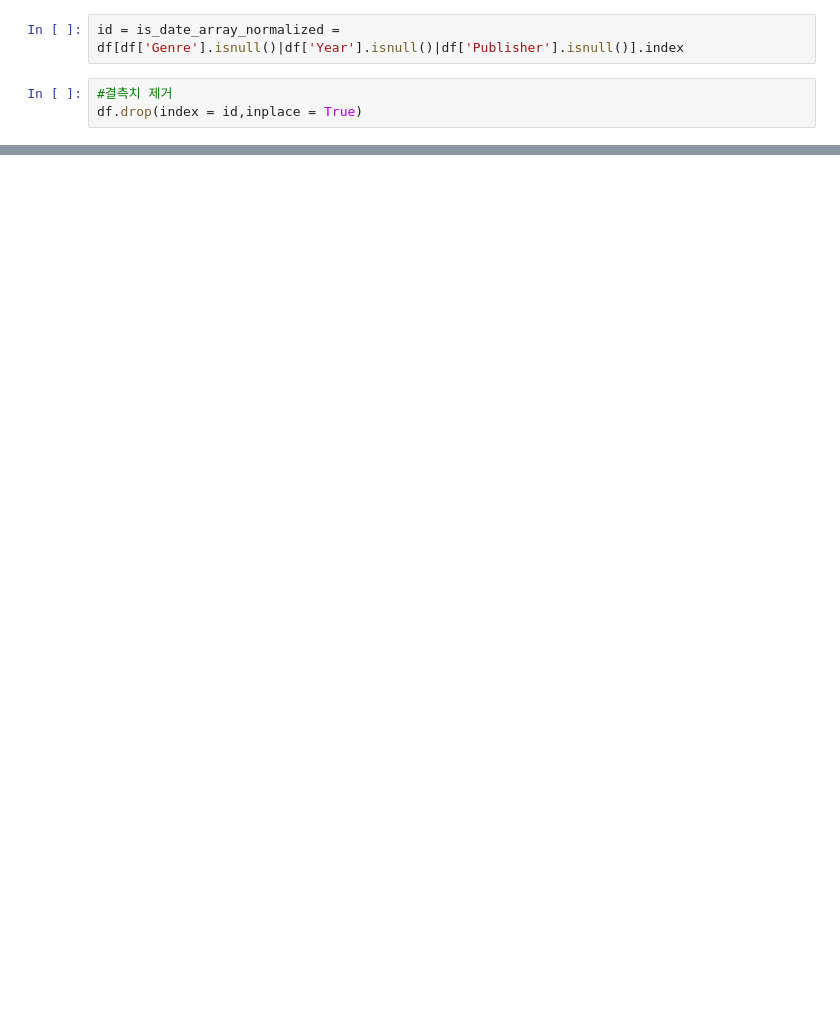
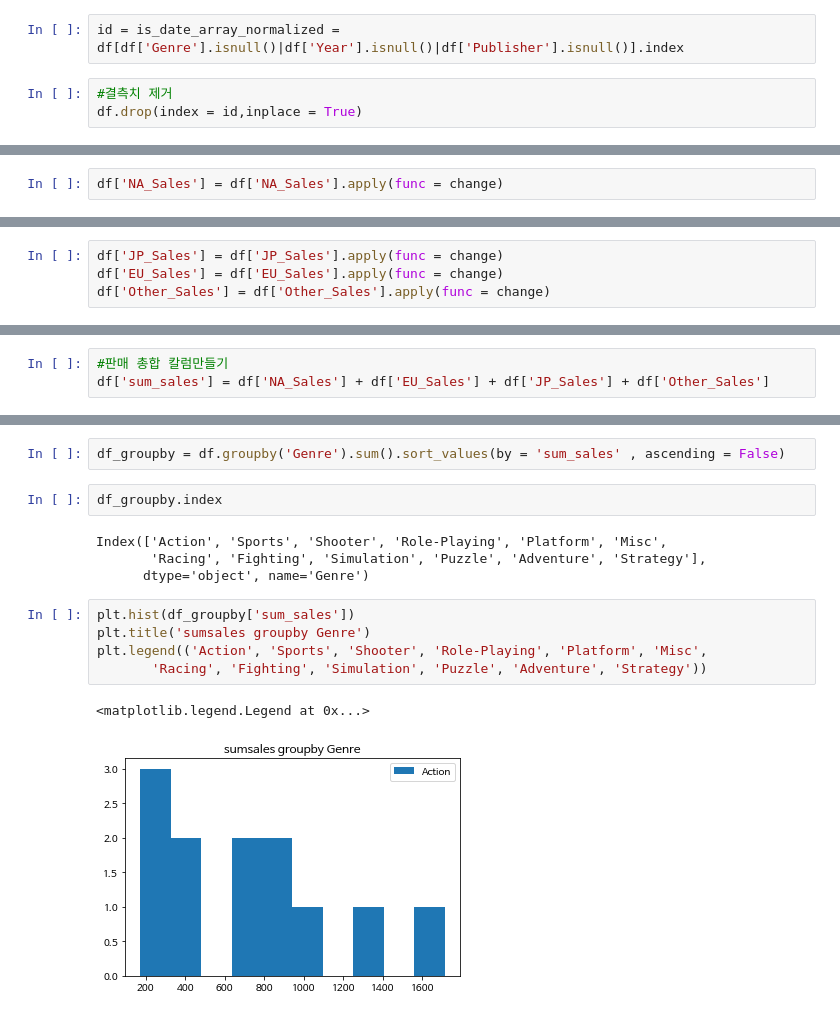
Before and after one commit to youngwoo3283/codestates_section1_project, a Jupyter notebook: section1_project.ipynb, the cells around one changed output, grey strips where cells are left out. Cells and saved outputs as stored; diff of their text form; blank space fills up the shorter version.

```diff
--- a/section1_project.ipynb
+++ b/section1_project.ipynb
@@ -85,0 +216,2 @@ Name: Platform, dtype: int64
+# %%
+df['NA_Sales'] = df['NA_Sales'].apply(func = change)
@@ -85,0 +231,4 @@ Name: Platform, dtype: int64
+# %%
+df['JP_Sales'] = df['JP_Sales'].apply(func = change)
+df['EU_Sales'] = df['EU_Sales'].apply(func = change)
+df['Other_Sales'] = df['Other_Sales'].apply(func = change)
@@ -85,0 +269,3 @@ Name: Platform, dtype: int64
+# %%
+#판매 총합 칼럼만들기
+df['sum_sales'] = df['NA_Sales'] + df['EU_Sales'] + df['JP_Sales'] + df['Other_Sales']
@@ -85,0 +301,16 @@ Name: Platform, dtype: int64
+# %%
+df_groupby = df.groupby('Genre').sum().sort_values(by = 'sum_sales' , ascending = False)
+# %%
+df_groupby.index
+# %% [output]
+Index(['Action', 'Sports', 'Shooter', 'Role-Playing', 'Platform', 'Misc',
+       'Racing', 'Fighting', 'Simulation', 'Puzzle', 'Adventure', 'Strategy'],
+      dtype='object', name='Genre')
+# %%
+plt.hist(df_groupby['sum_sales'])
+plt.title('sumsales groupby Genre')
+plt.legend(('Action', 'Sports', 'Shooter', 'Role-Playing', 'Platform', 'Misc',
+       'Racing', 'Fighting', 'Simulation', 'Puzzle', 'Adventure', 'Strategy'))
+# %% [output]
+<matplotlib.legend.Legend at 0x...>
+[figure, added]
```
Also changed, not shown: parts of 34 cells of this notebook.
